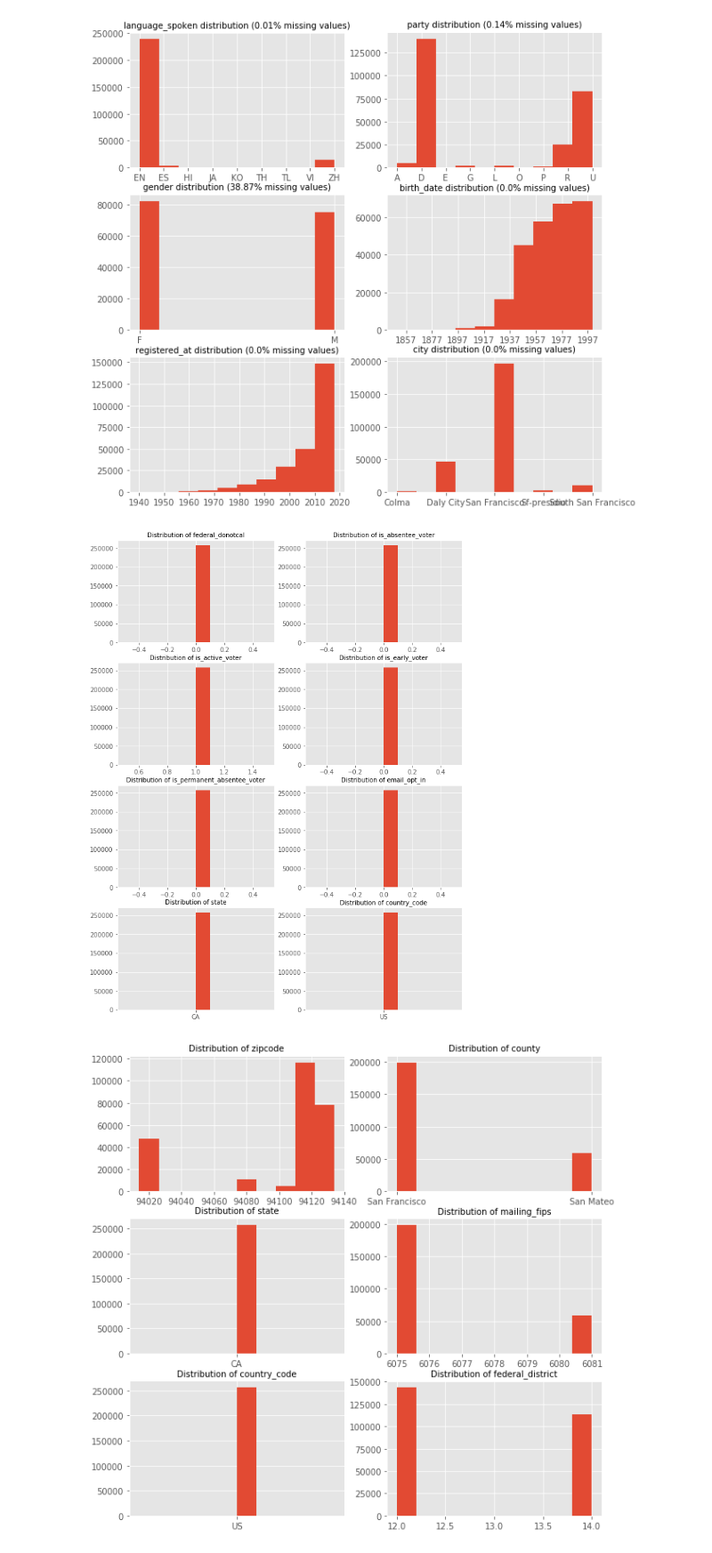
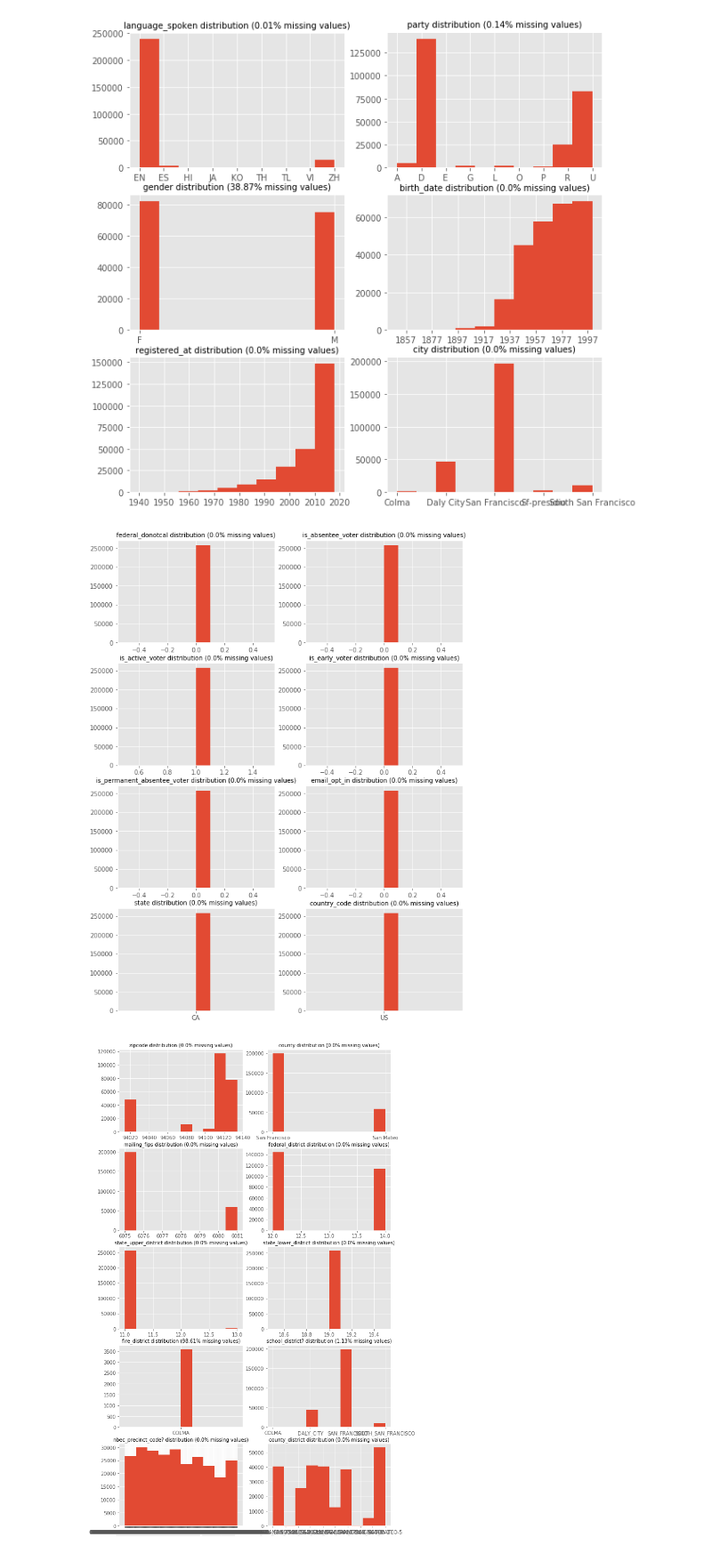
Before and after one commit to liyouzhang/Voters_profiles, a Jupyter notebook: VF.ipynb, the cells around one changed output. Shown: that part at 89% size. Saved outputs shown, nothing was run; the diff lists cells and outputs as text; code cells hidden in the pictures.

```diff
--- a/VF.ipynb
+++ b/VF.ipynb
@@ -237,19 +202,18 @@ single_value_cols =["federal_donotcal","is_absentee_voter","is_active_voter","is
 # %%
 fig,axes = plt.subplots(ncols=2,nrows=4,figsize=(10,14));
 axs = axes.ravel()
-for c,a in zip(single_value_cols,axs):
+for c,a,p in zip(single_value_cols,axs,find_percent(VFs,single_value_cols)):
     VFs[c].hist(ax=a);
-    a.set_title("Distribution of {}".format(c),fontsize=10)
+    a.set_title("{} distribution ({}% missing values)".format(c,p),fontsize=10)
 # %% [output]
-[figure, old version]
+[figure, new version]
 # %%
-a_cols=['zipcode','county','mailing_fips','country_code','federal_district']
+a_cols=['zipcode','county','mailing_fips','federal_district','state_upper_district','state_lower_district','fire_district','school_district?','nbec_precinct_code?','county_district']
 # %%
-
-fig,axes = plt.subplots(ncols=2,nrows=3,figsize=(10,10));
+fig,axes = plt.subplots(ncols=2,nrows=5,figsize=(10,18));
 axs = axes.ravel()
-for c,a in zip(a_cols,axs):
+for c,a,p in zip(a_cols,axs,find_percent(VFs,a_cols)):
     VFs[c].hist(ax=a);
-    a.set_title("Distribution of {}".format(c),fontsize=10)
+    a.set_title("{} distribution ({}% missing values)".format(c,p),fontsize=10)
 # %% [output]
-[figure, old version]
+[figure, new version]
```
Also changed, not shown: parts of 22 cells of this notebook.
